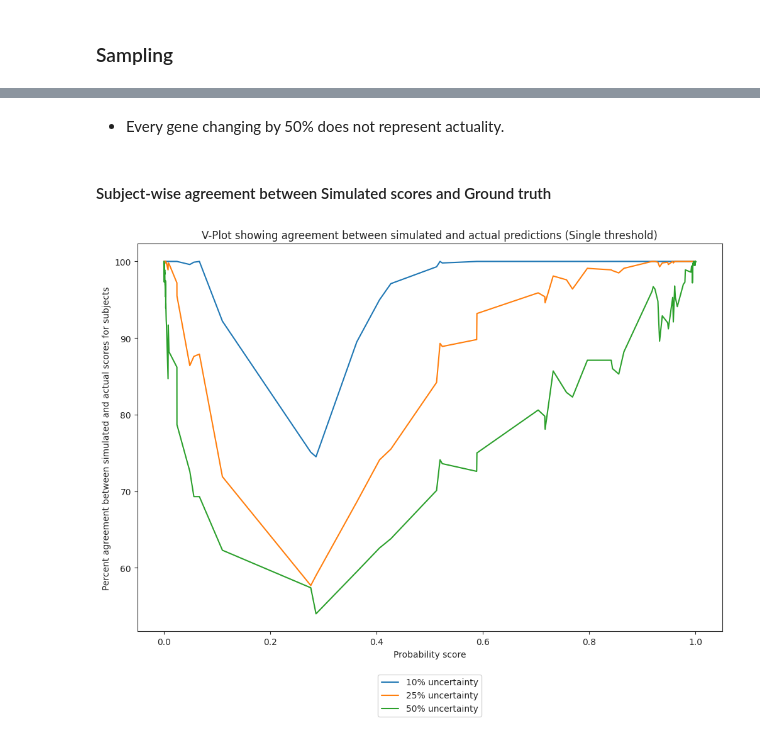
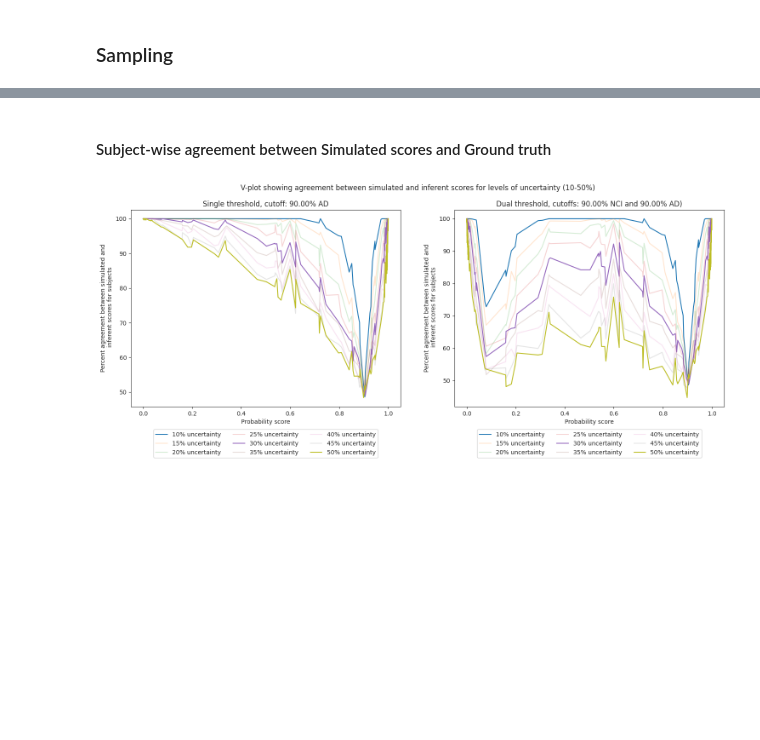
Before and after one commit to Translational-HDPM/T-HDPM_uncertainty_analysis, a Jupyter notebook: notebooks/distribution_based_subject_level_analysis.ipynb, the cells around one changed output, grey strips where cells are left out. Cells and saved outputs as stored; diff of their text form; code cells hidden in the pictures; blank space fills up the shorter version.

```diff
--- a/notebooks/distribution_based_subject_level_analysis.ipynb
+++ b/notebooks/distribution_based_subject_level_analysis.ipynb
@@ -1100,9 +854,7 @@ visualize_differential_classification_results(dual_thres_expt_results)
-# %% [markdown]
-- Every gene changing by 50% does not represent actuality.
 # %% [markdown]
 #### Subject-wise agreement between Simulated scores and Ground truth
 # %%
-single_thres_subj_wise_agreement = calculate_subject_wise_agreement(gt_arr_dict=single_thres_gt_arrs, pred_arr_dict=single_thres_pred_arrs, uncertainties=uncertainties)
-dual_thres_subj_wise_agreement = calculate_subject_wise_agreement(gt_arr_dict=dual_thres_gt_arrs, pred_arr_dict=dual_thres_pred_arrs, uncertainties=uncertainties)
+single_thres_subj_wise_agreement = calculate_subject_wise_agreement(gt_arr_dict=res.single_thres_gt_arrs, pred_arr_dict=res.single_thres_pred_arrs, uncertainties=uncertainties)
+dual_thres_subj_wise_agreement = calculate_subject_wise_agreement(gt_arr_dict=res.dual_thres_gt_arrs, pred_arr_dict=res.dual_thres_pred_arrs, uncertainties=uncertainties)
 # %%
 categories = ["NCI", "Intermediate", "AD"]
@@ -1116,12 +866,34 @@ gt_probs = antilogit_classifier_score(np.sum(coefficients[:, np.newaxis] * z_sco
+# %%
+def plot_v_plot(subj_wise_agreement: pd.DataFrame, gt_probs: np.ndarray, uncertainties: Sequence[int], title: str) -> None:
+    """
+    Creates a v-plot between the agreement of simulated scores and actual scores for subjects against the inferent probability
+    scores of the subjects.
+    """
+    _temp = subj_wise_agreement.iloc[gt_probs.argsort(), :]
+    _max_alpha = [np.min(uncertainties), np.median(uncertainties), np.max(uncertainties)]
+    for uncert in uncertainties:
+        if uncert in _max_alpha:
+            plt.plot(np.sort(gt_probs), _temp[f"{uncert}% uncertainty"], label=f"{uncert}% uncertainty")
+        else:
+            plt.plot(np.sort(gt_probs), _temp[f"{uncert}% uncertainty"], label=f"{uncert}% uncertainty", alpha=0.2)
+    plt.title(title)
+    plt.xlabel("Probability score")
+    plt.ylabel("Percent agreement between simulated and\n inferent scores for subjects")
+    plt.legend(loc='upper center', bbox_to_anchor=(0.5, -0.1), ncol=len(uncertainties)//3)
 # %%
-_temp = single_thres_subj_wise_agreement.iloc[gt_probs.argsort(), :]
-plt.figure(figsize=(12, 8))
-for uncert in uncertainties:
-    plt.plot(np.sort(gt_probs), _temp[f"{uncert}% uncertainty"], label=f"{uncert}% uncertainty")
-plt.title("V-Plot showing agreement between simulated and actual predictions (Single threshold)")
-plt.xlabel("Probability score")
-plt.ylabel("Percent agreement between simulated and actual scores for subjects")
-plt.legend(loc='upper center', bbox_to_anchor=(0.5, -0.1))
-plt.show()
+fig = plt.figure(figsize=(18, 6))
+fig.add_subplot(121)
+plot_v_plot(single_thres_subj_wise_agreement,
+            gt_probs,
+            uncertainties,
+            f"Single threshold, cutoff: {single_thres*100:.2f}% AD")
+fig.add_subplot(122)
+plot_v_plot(dual_thres_subj_wise_agreement,
+            gt_probs,
+            uncertainties,
+            f"Dual threshold, cutoffs: {(1-thres_1)*100:.2f}% NCI and {thres_2*100:.2f}% AD)")
+fig.suptitle("V-plot showing agreement between simulated and inferent scores for levels of uncertainty (10-50%)")
+fig.savefig("V-plot showing agreement between simulated and inferent scores for levels of uncertainty (10-50%).png",
+               bbox_inches="tight")
 # %% [output]
-[figure, old version]
+[figure, new version]
```
Also changed, not shown: parts of 85 cells of this notebook, 2 other files.
